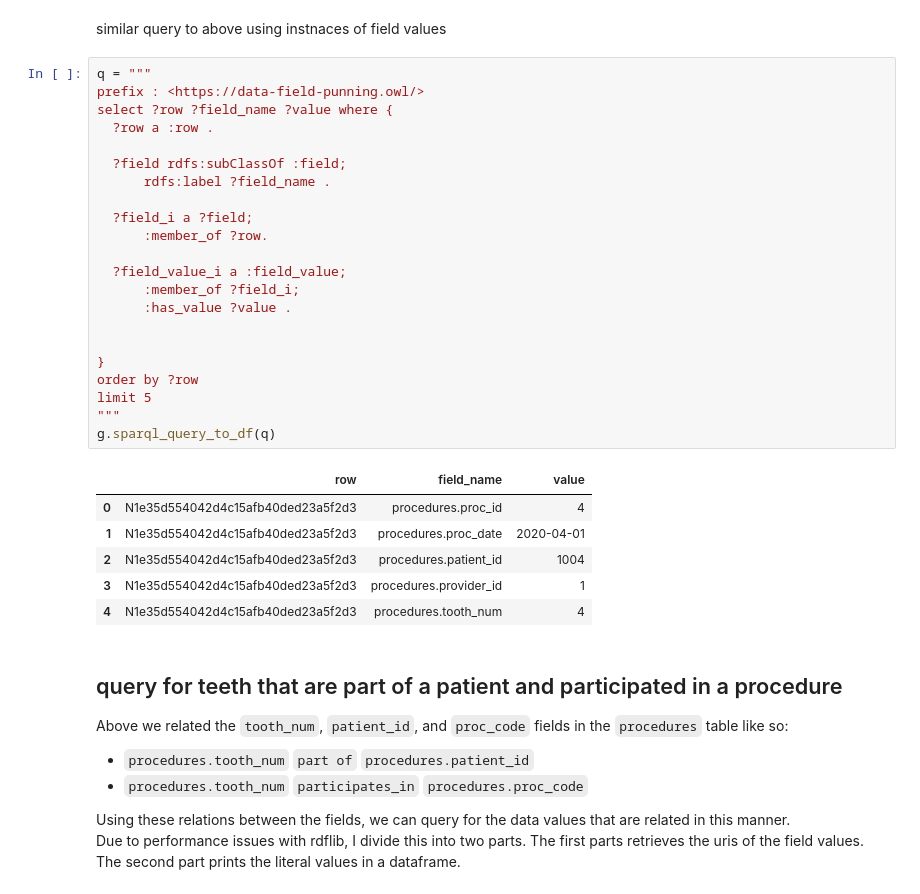
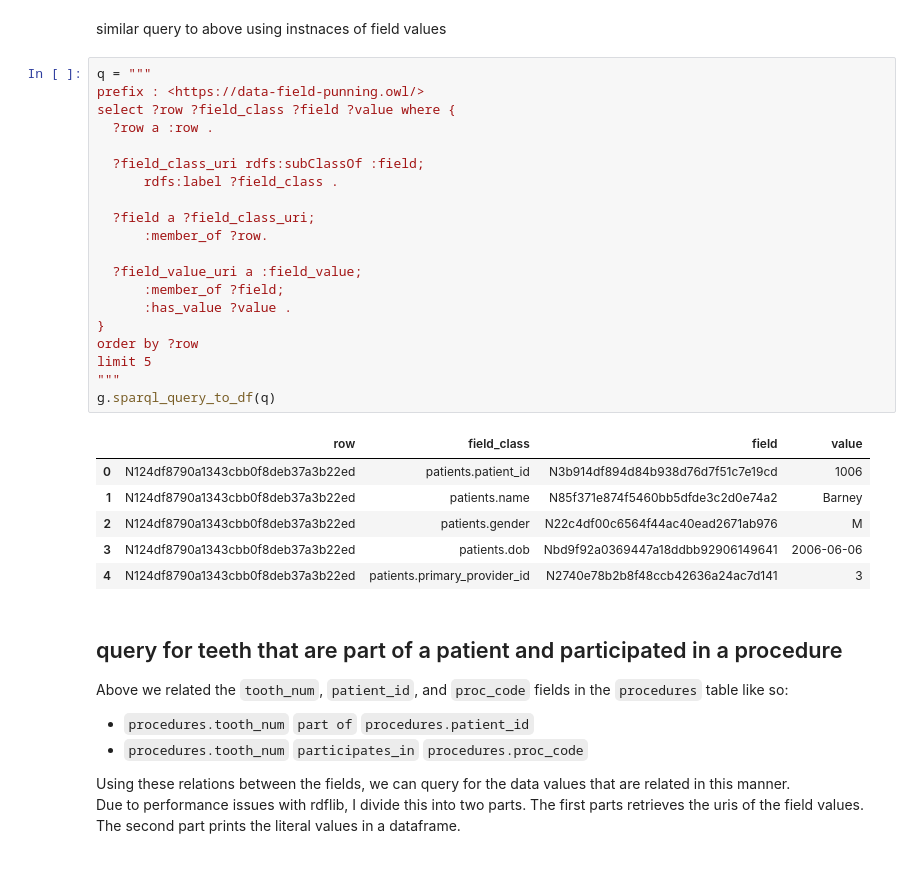
Before and after one commit to wdduncan/test-data-field-punning, a Jupyter notebook: notebooks/schema_demo.ipynb, the cells around one changed output. Cells and saved outputs as stored; diff of their text form.

```diff
--- a/notebooks/schema_demo.ipynb
+++ b/notebooks/schema_demo.ipynb
@@ -339,32 +395,30 @@ similar query to above using instnaces of field values
 # %%
 q = """
 prefix : <https://data-field-punning.owl/>
-select ?row ?field_name ?value where {
+select ?row ?field_class ?field ?value where {
   ?row a :row .
 
-  ?field rdfs:subClassOf :field;
-      rdfs:label ?field_name .
+  ?field_class_uri rdfs:subClassOf :field;
+      rdfs:label ?field_class .
 
-  ?field_i a ?field;
+  ?field a ?field_class_uri;
       :member_of ?row.
 
-  ?field_value_i a :field_value;
-      :member_of ?field_i;
+  ?field_value_uri a :field_value;
+      :member_of ?field;
       :has_value ?value .
-
-
 }
 order by ?row
 limit 5
 """
 g.sparql_query_to_df(q)
 # %% [output]
-|  | row | field_name | value |
-| 0 | N1e35d554042d4c15afb40ded23a5f2d3 | procedures.proc_id | 4 |
-| 1 | N1e35d554042d4c15afb40ded23a5f2d3 | procedures.proc_date | 2020-04-01 |
-| 2 | N1e35d554042d4c15afb40ded23a5f2d3 | procedures.patient_id | 1004 |
-| 3 | N1e35d554042d4c15afb40ded23a5f2d3 | procedures.provider_id | 1 |
-| 4 | N1e35d554042d4c15afb40ded23a5f2d3 | procedures.tooth_num | 4 |
+|  | row | field_class | field | value |
+| 0 | N124df8790a1343cbb0f8deb37a3b22ed | patients.patient_id | N3b914df894d84b938d76d7f51c7e19cd | 1006 |
+| 1 | N124df8790a1343cbb0f8deb37a3b22ed | patients.name | N85f371e874f5460bb5dfde3c2d0e74a2 | Barney |
+| 2 | N124df8790a1343cbb0f8deb37a3b22ed | patients.gender | N22c4df00c6564f44ac40ead2671ab976 | M |
+| 3 | N124df8790a1343cbb0f8deb37a3b22ed | patients.dob | Nbd9f92a0369447a18ddbb92906149641 | 2006-06-06 |
+| 4 | N124df8790a1343cbb0f8deb37a3b22ed | patients.primary_provider_id | N2740e78b2b8f48ccb42636a24ac7d141 | 3 |
 # %% [markdown]
 ## query for teeth that are part of a patient and participated in a procedure
 Above we related the `tooth_num`, `patient_id`, and `proc_code` fields in the `procedures` table like so:
```
Also changed, not shown: parts of 16 cells of this notebook, 3 other files.
